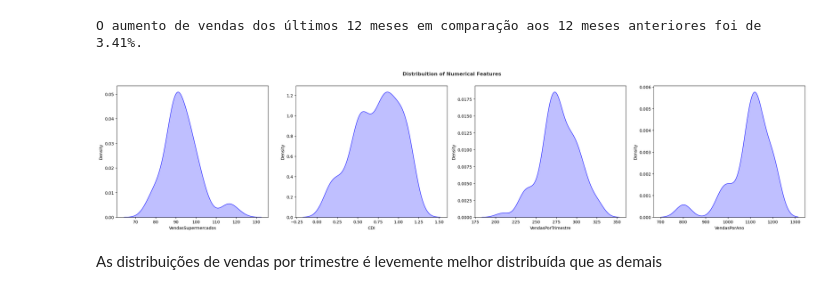
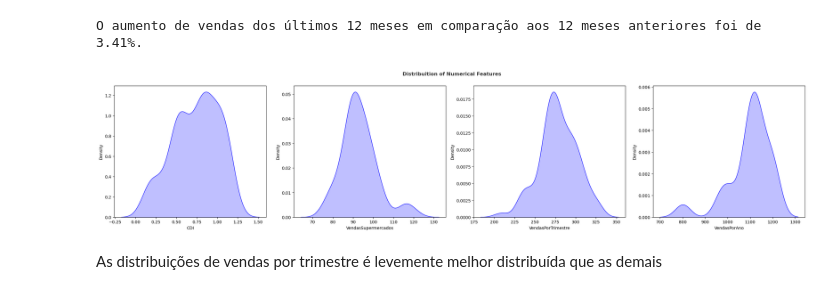
Before and after one commit to leonardoccarv/VendasDeSupermercados, a Jupyter notebook: notebook.ipynb, the cells around one changed output. Cells and saved outputs as stored; diff of their text form; code cells hidden in the pictures.

```diff
--- a/notebook.ipynb
+++ b/notebook.ipynb
@@ -308,17 +395,17 @@ print(f'O aumento de vendas dos últimos 12 meses em comparação aos 12 meses a
 [figure]
 O aumento de vendas dos últimos 12 meses em comparação aos 12 meses anteriores foi de 3.41%.
 # %%
-numerical_features = ['VendasSupermercados', 'CDI', 'VendasPorTrimestre', 'VendasPorAno']
+numerical_features = ['CDI', 'VendasSupermercados', 'VendasPorTrimestre', 'VendasPorAno']
 
 plt.figure(figsize=(24, 10))
 plt.suptitle('Distribuition of Numerical Features', fontsize=12, fontweight='bold', alpha=0.8, y=1.)
 for i in range(len(numerical_features)):
     plt.subplot(2, 4, i+1)
     sns.kdeplot(x=df[numerical_features[i]], shade=True, color='b')
     plt.xlabel(numerical_features[i])
     plt.tight_layout()
 # %% [output]
-[figure, old version]
+[figure, new version]
 # %% [markdown]
 As distribuições de vendas por trimestre é levemente melhor distribuída que as demais
 # %%
```
Also changed, not shown: parts of 31 cells of this notebook.
